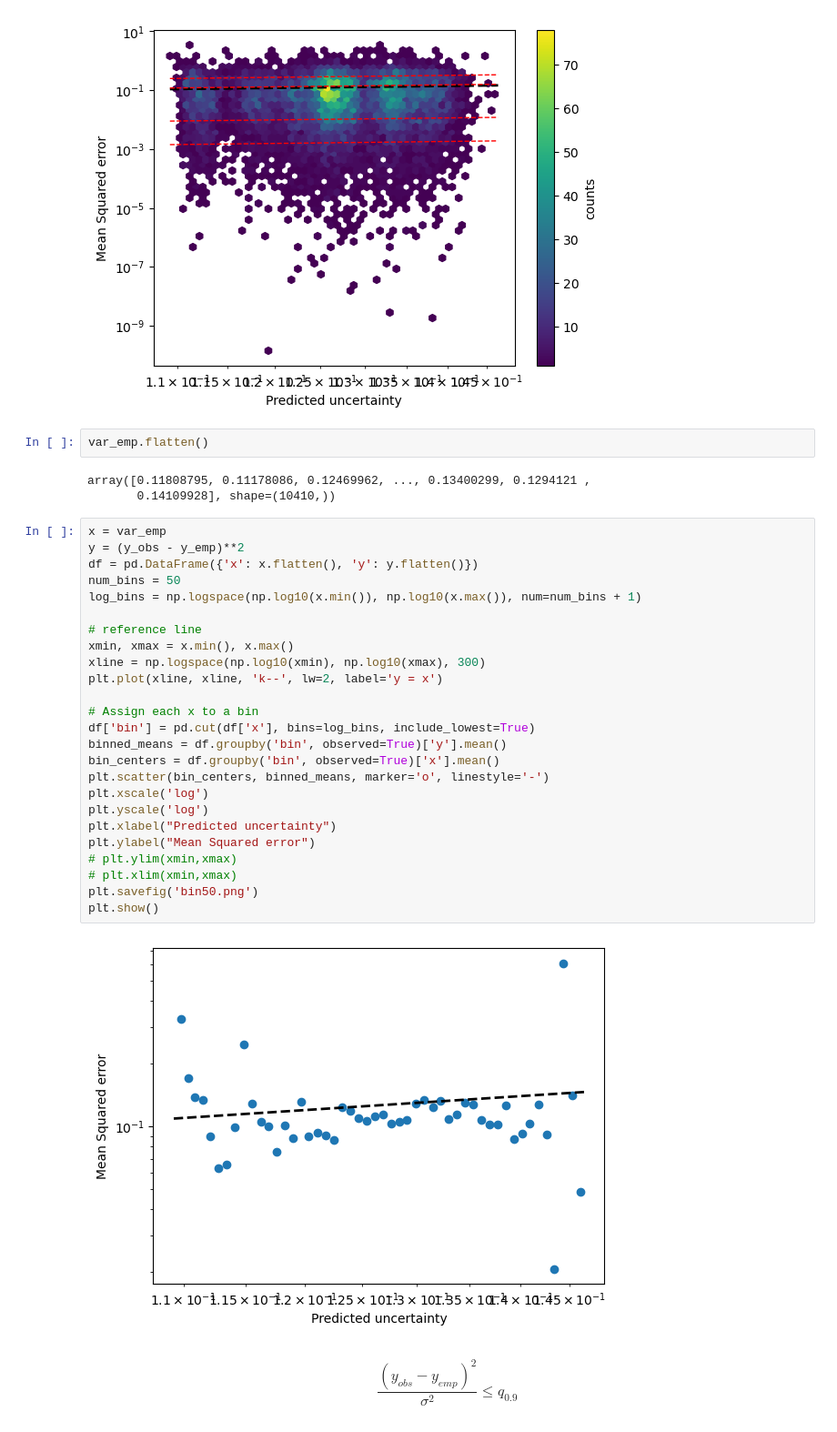
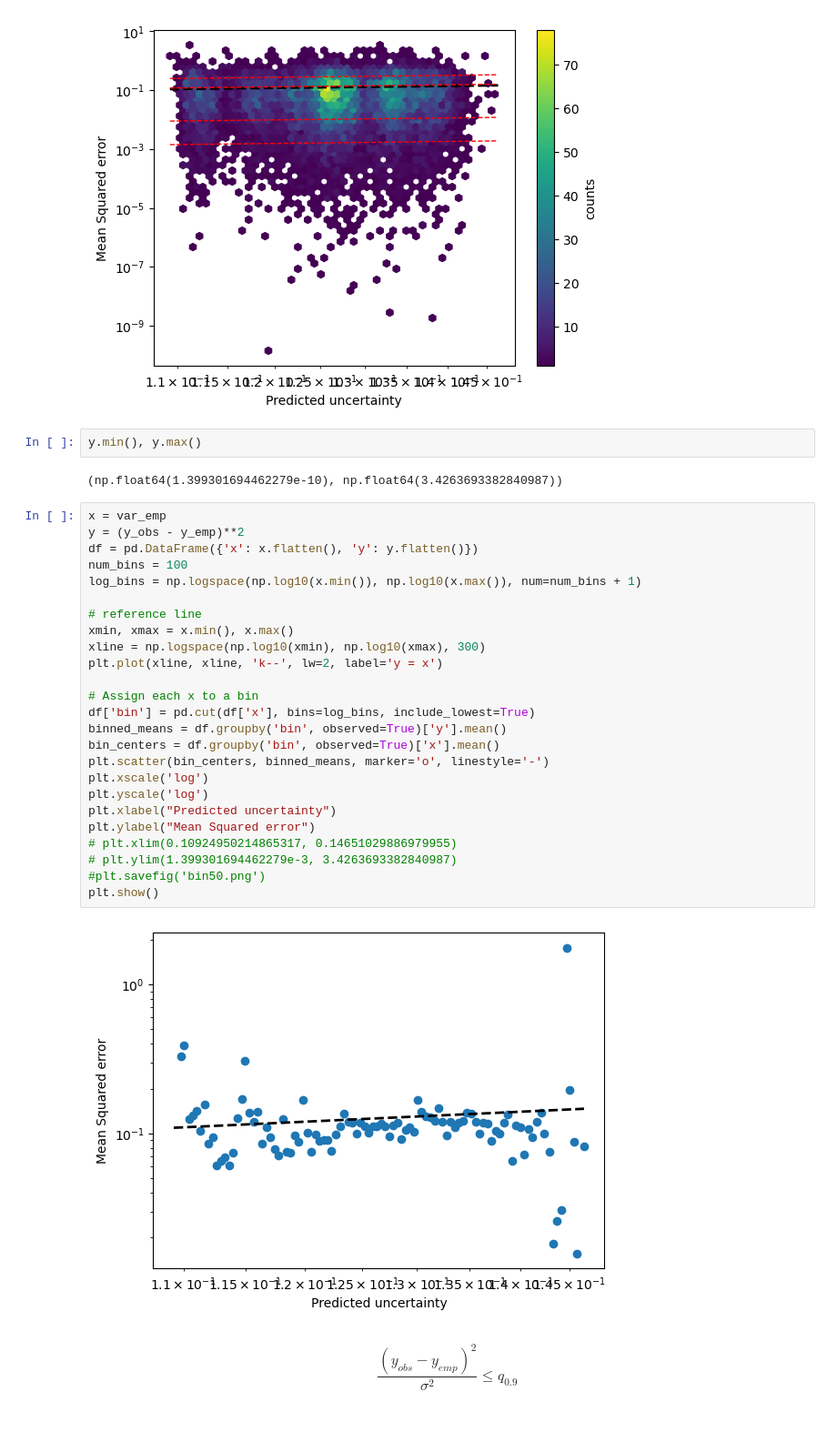
Before and after one commit to PaulD273/Symbolic-regression, a Jupyter notebook: Na/desc_dim.ipynb, the cells around one changed output. Shown at 91% size. Saved outputs shown, nothing was run; the diff lists cells and outputs as text.

```diff
--- a/Na/desc_dim.ipynb
+++ b/Na/desc_dim.ipynb
@@ -857,38 +857,37 @@ plt.yscale('log')
 plt.show()
 # %% [output]
 [figure]
-# %%
-var_emp.flatten()
-# %% [output]
-array([0.11808795, 0.11178086, 0.12469962, ..., 0.13400299, 0.1294121 ,
-       0.14109928], shape=(10410,))
+# %%
+y.min(), y.max()
+# %% [output]
+(np.float64(1.399301694462279e-10), np.float64(3.4263693382840987))
 # %%
 x = var_emp
 y = (y_obs - y_emp)**2
 df = pd.DataFrame({'x': x.flatten(), 'y': y.flatten()})
-num_bins = 50
+num_bins = 100
 log_bins = np.logspace(np.log10(x.min()), np.log10(x.max()), num=num_bins + 1)
 
 # reference line
 xmin, xmax = x.min(), x.max()
 xline = np.logspace(np.log10(xmin), np.log10(xmax), 300)
 plt.plot(xline, xline, 'k--', lw=2, label='y = x')
 
 # Assign each x to a bin
 df['bin'] = pd.cut(df['x'], bins=log_bins, include_lowest=True)
 binned_means = df.groupby('bin', observed=True)['y'].mean()
 bin_centers = df.groupby('bin', observed=True)['x'].mean()
 plt.scatter(bin_centers, binned_means, marker='o', linestyle='-')
 plt.xscale('log')
 plt.yscale('log')
 plt.xlabel("Predicted uncertainty")
 plt.ylabel("Mean Squared error")
-# plt.ylim(xmin,xmax)
-# plt.xlim(xmin,xmax)
-plt.savefig('bin50.png')
+# plt.xlim(0.10924950214865317, 0.14651029886979955)
+# plt.ylim(1.399301694462279e-3, 3.4263693382840987)
+#plt.savefig('bin50.png')
 plt.show()
 # %% [output]
-[figure, old version]
+[figure, new version]
 # %% [markdown]
 $$
 \frac{\left ( y_{obs} - y_{emp} \right )^2}{\sigma^2} \leq q_{0.9}
```
